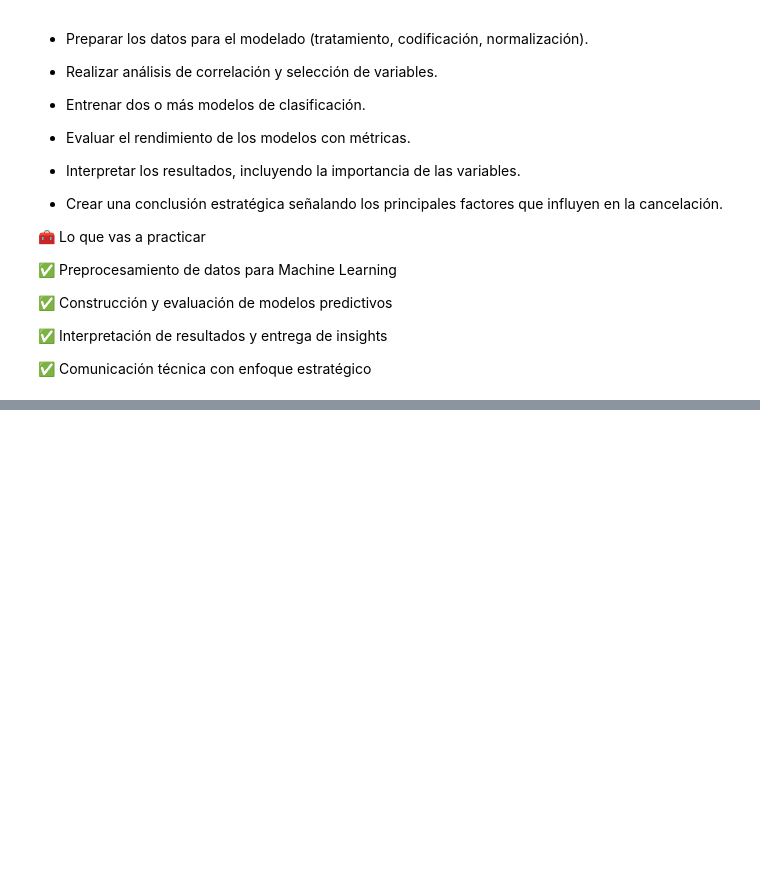
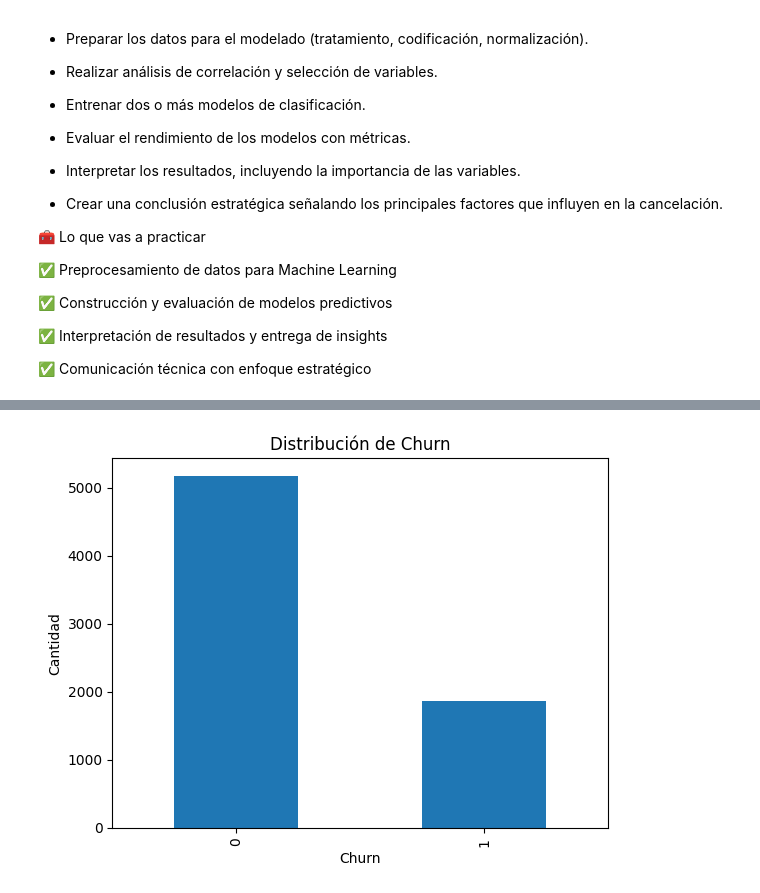
Before and after one commit to rocioivonneperezgonzalez-ship-it/Telecom-X-Parte-2-Predicci-n-de-Cancelaci-n-Churn-, a Jupyter notebook: Telecom_X_–_Parte_2_Predicción_de_Cancelación_(Churn).ipynb, the cells around one changed output, grey strips where cells are left out. Drawn from its saved outputs; the diff is of its cells as text; code cells hidden in the pictures; blank space fills up the shorter version.

```diff
--- a/Telecom_X_–_Parte_2_Predicción_de_Cancelación_(Churn).ipynb
+++ b/Telecom_X_–_Parte_2_Predicción_de_Cancelación_(Churn).ipynb
@@ -42,0 +48,7 @@ La empresa quiere anticiparse al problema de la cancelación, y te corresponde a
+# %%
+import pandas as pd
+
+url = 'https://drive.google.com/uc?id=1kNOO4qdvddUPEOFTu20f4Sa85CjvvyGi'
+datos = pd.read_csv(url)
+
+datos.head()
@@ -42,0 +78,2 @@ La empresa quiere anticiparse al problema de la cancelación, y te corresponde a
+# %%
+datos = datos.drop(columns=['id'])
@@ -42,0 +191,2 @@ La empresa quiere anticiparse al problema de la cancelación, y te corresponde a
+# %%
+y = datos['Churn']
@@ -42,0 +243,10 @@ La empresa quiere anticiparse al problema de la cancelación, y te corresponde a
+# %%
+import matplotlib.pyplot as plt
+
+y.value_counts().plot(kind='bar')
+plt.title('Distribución de Churn')
+plt.xlabel('Churn')
+plt.ylabel('Cantidad')
+plt.show()
+# %% [output]
+[figure, added]
```
Also changed, not shown: parts of 30 cells of this notebook.
